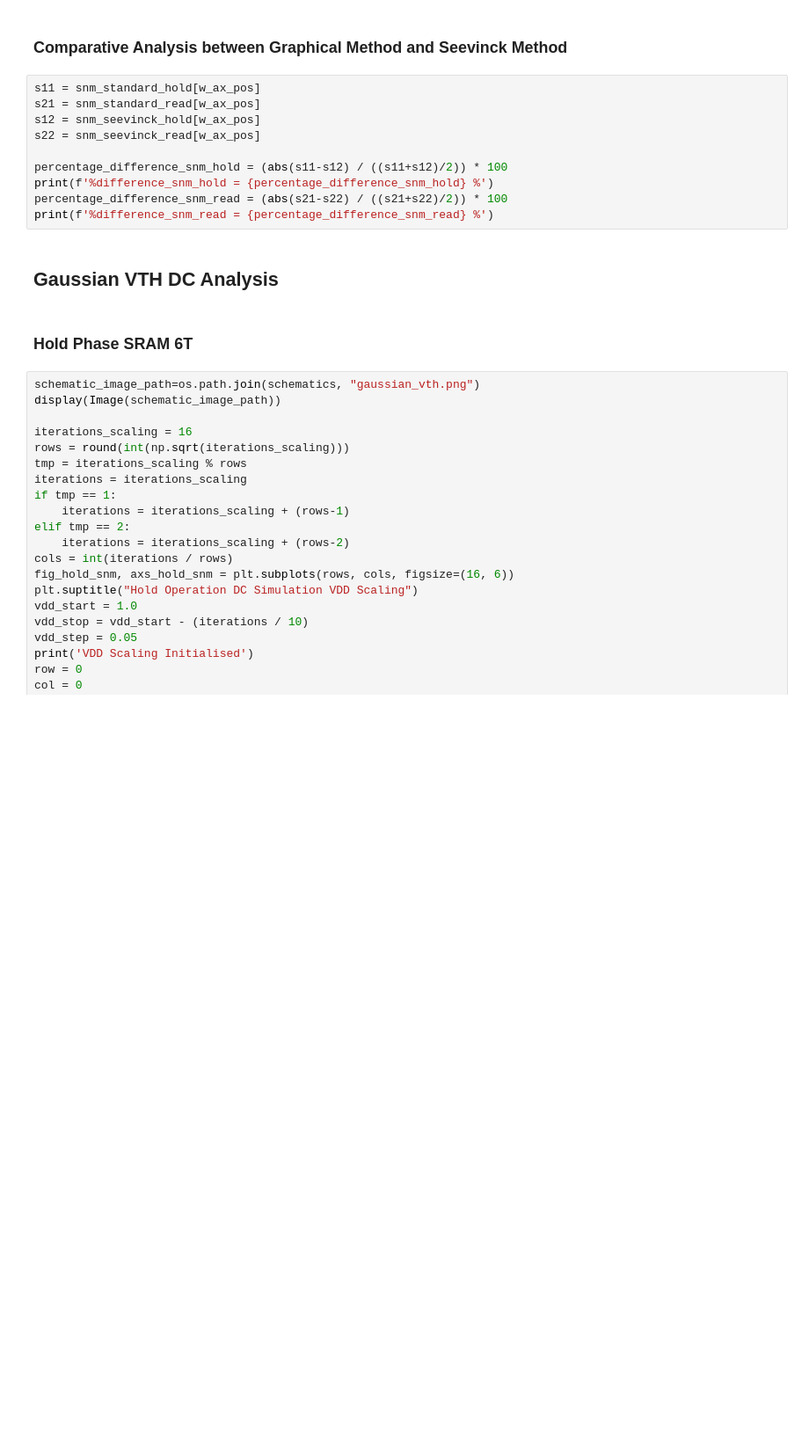
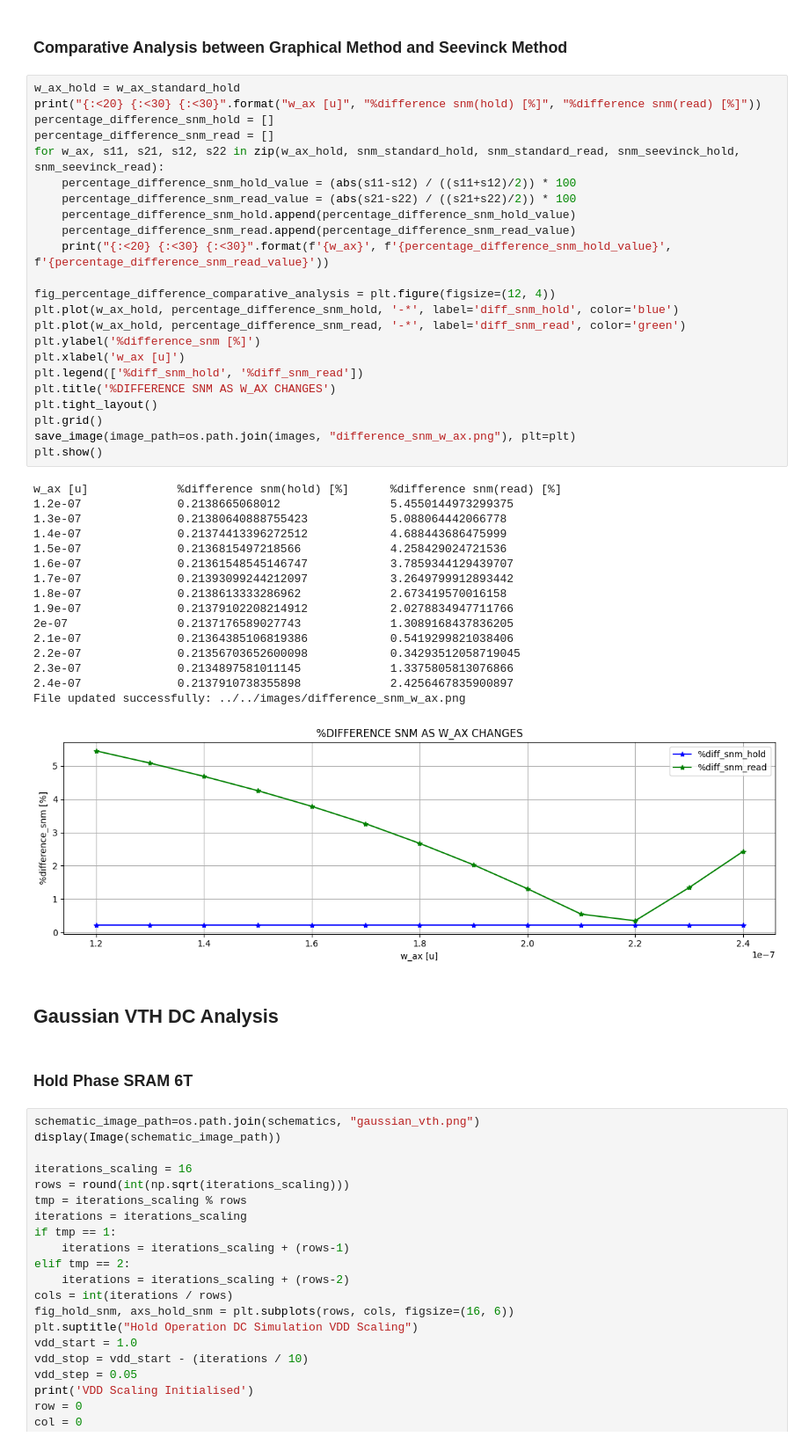
Before and after one commit to gubbriaco/sram-analysis, a Jupyter notebook: python/drv-analysis/drv_analysis.ipynb, the cells around one changed output. Shown at 88% size. Cells and saved outputs as stored; diff of their text form; blank space fills up the shorter version.

```diff
--- a/python/drv-analysis/drv_analysis.ipynb
+++ b/python/drv-analysis/drv_analysis.ipynb
@@ -449,15 +560,45 @@ plt.show()
 # %% [markdown]
 <h3>Comparative Analysis between Graphical Method and Seevinck Method</h3>
-# %%
-s11 = snm_standard_hold[w_ax_pos]
-s21 = snm_standard_read[w_ax_pos]
-s12 = snm_seevinck_hold[w_ax_pos]
-s22 = snm_seevinck_read[w_ax_pos]
-
-percentage_difference_snm_hold = (abs(s11-s12) / ((s11+s12)/2)) * 100
-print(f'%difference_snm_hold = {percentage_difference_snm_hold} %')
-percentage_difference_snm_read = (abs(s21-s22) / ((s21+s22)/2)) * 100
-print(f'%difference_snm_read = {percentage_difference_snm_read} %')
+# %%
+w_ax_hold = w_ax_standard_hold
+print("{:<20} {:<30} {:<30}".format("w_ax [u]", "%difference snm(hold) [%]", "%difference snm(read) [%]"))
+percentage_difference_snm_hold = []
+percentage_difference_snm_read = []
+for w_ax, s11, s21, s12, s22 in zip(w_ax_hold, snm_standard_hold, snm_standard_read, snm_seevinck_hold, snm_seevinck_read):
+    percentage_difference_snm_hold_value = (abs(s11-s12) / ((s11+s12)/2)) * 100
+    percentage_difference_snm_read_value = (abs(s21-s22) / ((s21+s22)/2)) * 100
+    percentage_difference_snm_hold.append(percentage_difference_snm_hold_value)
+    percentage_difference_snm_read.append(percentage_difference_snm_read_value)
+    print("{:<20} {:<30} {:<30}".format(f'{w_ax}', f'{percentage_difference_snm_hold_value}', f'{percentage_difference_snm_read_value}'))
+
+fig_percentage_difference_comparative_analysis = plt.figure(figsize=(12, 4))
+plt.plot(w_ax_hold, percentage_difference_snm_hold, '-*', label='diff_snm_hold', color='blue')
+plt.plot(w_ax_hold, percentage_difference_snm_read, '-*', label='diff_snm_read', color='green')
+plt.ylabel('%difference_snm [%]')
+plt.xlabel('w_ax [u]')
+plt.legend(['%diff_snm_hold', '%diff_snm_read'])
+plt.title('%DIFFERENCE SNM AS W_AX CHANGES')
+plt.tight_layout()
+plt.grid()
+save_image(image_path=os.path.join(images, "difference_snm_w_ax.png"), plt=plt)
+plt.show()
+# %% [output]
+w_ax [u]             %difference snm(hold) [%]      %difference snm(read) [%]
+1.2e-07              0.2138665068012                5.4550144973299375
+1.3e-07              0.21380640888755423            5.088064442066778
+1.4e-07              0.21374413396272512            4.688443686475999
+1.5e-07              0.2136815497218566             4.258429024721536
+1.6e-07              0.21361548545146747            3.7859344129439707
+1.7e-07              0.21393099244212097            3.2649799912893442
+1.8e-07              0.2138613333286962             2.673419570016158
+1.9e-07              0.21379102208214912            2.0278834947711766
+2e-07                0.2137176589027743             1.3089168437836205
+2.1e-07              0.21364385106819386            0.5419299821038406
+2.2e-07              0.21356703652600098            0.34293512058719045
+2.3e-07              0.2134897581011145             1.3375805813076866
+2.4e-07              0.2137910738355898             2.4256467835900897
+File updated successfully: ../../images/difference_snm_w_ax.png
+[figure, added]
 # %% [markdown]
 <h2>Gaussian VTH DC Analysis</h2>
 # %% [markdown]
```
Also changed, not shown: parts of 17 cells of this notebook, 20 other files.
